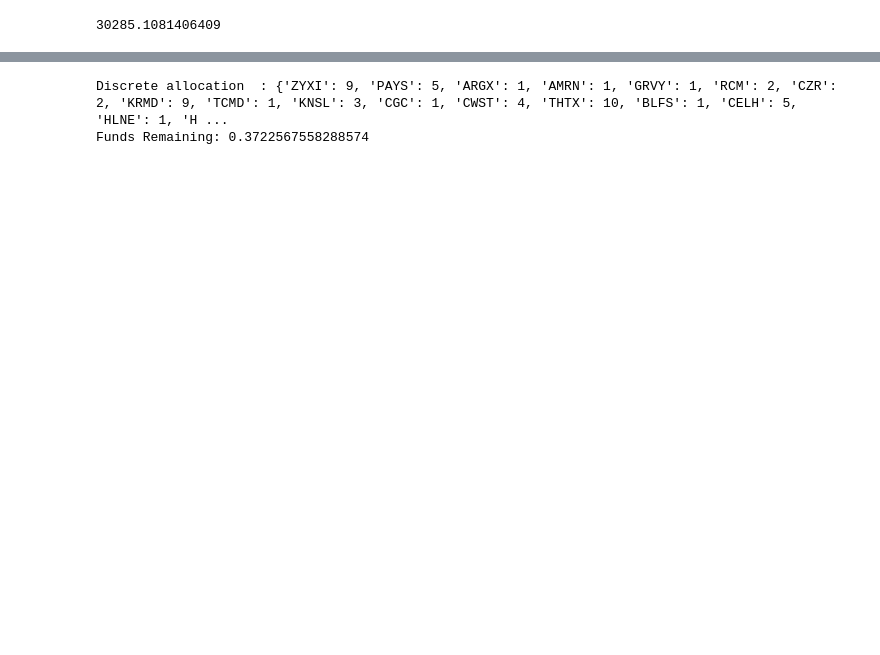
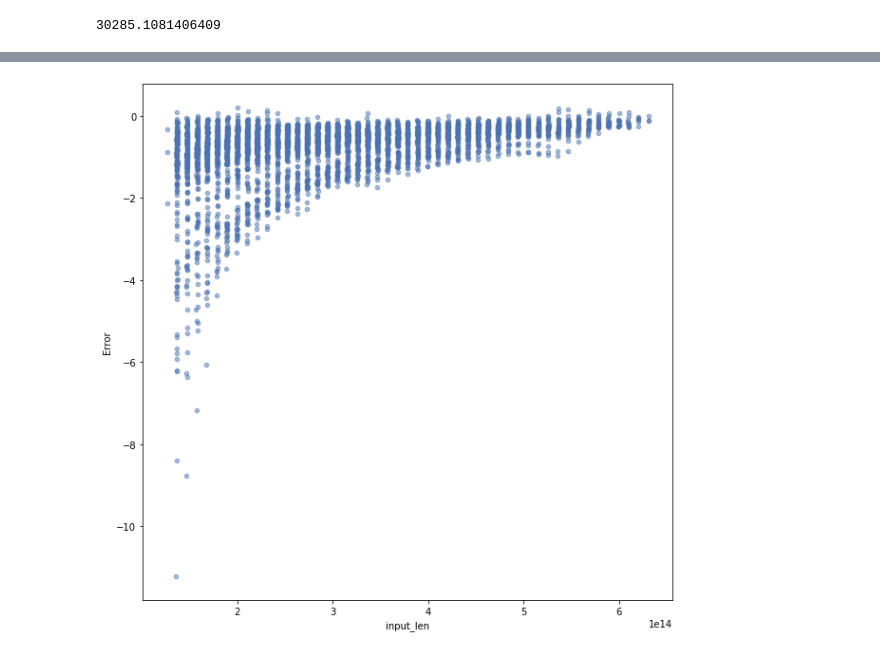
Before and after one commit to pat42w/EF_Portfolio_Optimization, a Jupyter notebook: Pat_Testing_nb.ipynb, the cells around one changed output, grey strips where cells are left out. Cells and saved outputs as stored; diff of their text form; code cells hidden in the pictures; blank space fills up the shorter version.

```diff
--- a/Pat_Testing_nb.ipynb
+++ b/Pat_Testing_nb.ipynb
@@ -48,7 +50,7 @@ import seaborn as sns
 pd.options.mode.chained_assignment = None #silences setting with a copy warning
 import DatabaseMainFnc as dmf
 pd.set_option('display.max_columns', 38)
-#plt.rcParams['figure.figsize'] = [10, 10]
+plt.rcParams['figure.figsize'] = [10, 10]
 # %%
 dmf.net_gains(3000,0.70,5,people=2)
 # %% [output]
@@ -234,15 +288,10 @@ df_test.Actual_returns.mean()
-# %%
-# Get the discrete allocation of each share per stock notused
-from pypfopt.discrete_allocation import DiscreteAllocation, get_latest_prices
-
-portfolio_val = 3000
-latest_prices=get_latest_prices(df)
-weights=cl_weights
-da=DiscreteAllocation(weights,latest_prices,total_portfolio_value=portfolio_val)
-allocation, leftover = da.lp_portfolio()
-
-print('Discrete allocation  :', allocation)
-print('Funds Remaining:', leftover)
-# %% [output]
-Discrete allocation  : {'ZYXI': 9, 'PAYS': 5, 'ARGX': 1, 'AMRN': 1, 'GRVY': 1, 'RCM': 2, 'CZR': 2, 'KRMD': 9, 'TCMD': 1, 'KNSL': 3, 'CGC': 1, 'CWST': 4, 'THTX': 10, 'BLFS': 1, 'CELH': 5, 'HLNE': 1, 'H ...
-Funds Remaining: 0.3722567558288574
+# %%
+df_test['Error']=df_test.Actual_returns - df_test.Expected_returns
+df_test['input_len']=pd.to_numeric(df_test['End_date'] - df_test['Start_Date'])/250 #in years
+# Plot expected vs actual scatter
+import matplotlib.lines as mlines
+ax1 = df_test.plot.scatter(x='input_len', y='Error',alpha=0.5)
+#ax1 = df_test.plot.scatter(x='input_len', y='Expected_returns',alpha=0.5)
+#ax1 = df_test.plot.scatter(x='input_len', y='Actual_returns',alpha=0.5)
+# %% [output]
+[figure, added]
```
Also changed, not shown: parts of 9 cells of this notebook, 1 other file.
